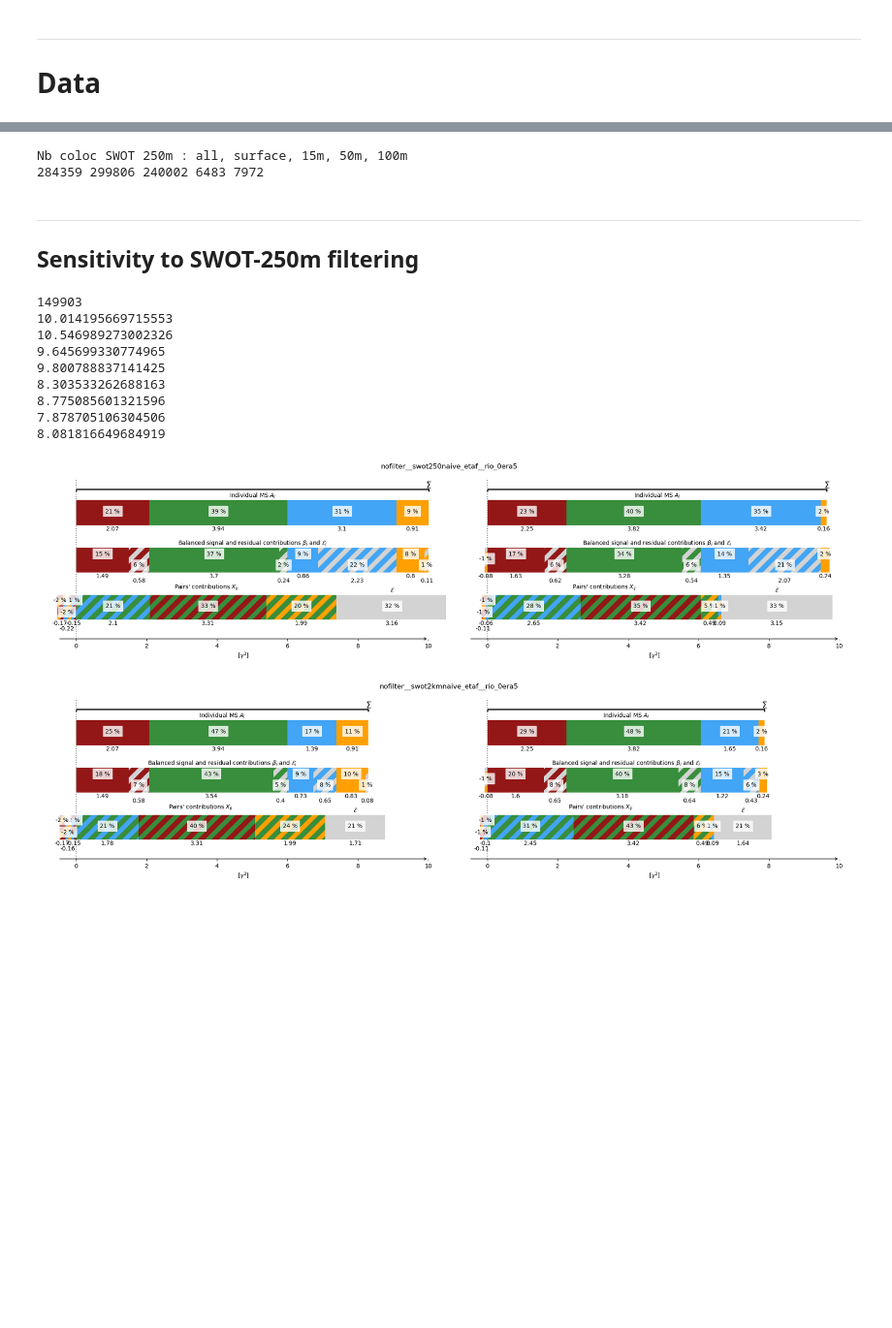
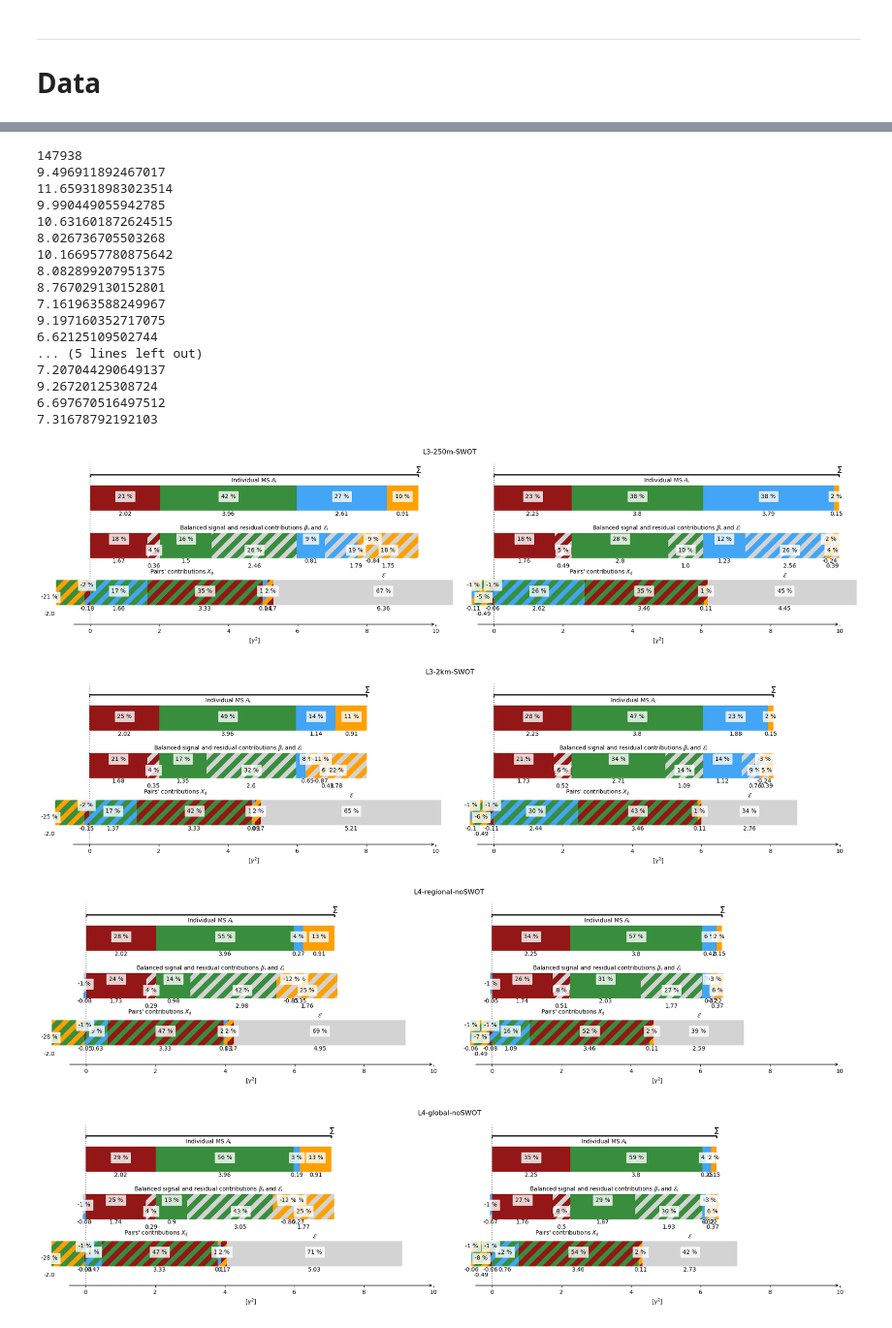
Before and after one commit to margot-demol/med_analysis, a Jupyter notebook: 130_closure_250m_VS_2km.ipynb, the cells around one changed output, grey strips where cells are left out. Shown at 97% size. Drawn from its saved outputs; the diff is of its cells as text; code cells hidden in the pictures; blank space fills up the shorter version.

```diff
--- a/130_closure_250m_VS_2km.ipynb
+++ b/130_closure_250m_VS_2km.ipynb
@@ -51,13 +57,21 @@ _______
 # %%
 comb_list = [dict(drifter_key='nofilter', alti_key = 'swot250naive', wd_key = 'era5', ggd_var='etaf', wd_depth='0'),
             dict(drifter_key='nofilter', alti_key = 'swot2kmnaive', wd_key = 'era5', ggd_var='etaf', wd_depth='0'),
-             dict(drifter_key='nofilter', alti_key = 'swot250naive', wd_key = 'era5', ggd_var='etaf', wd_depth='15'),
-            dict(drifter_key='nofilter', alti_key = 'swot2kmnaive', wd_key = 'era5', ggd_var='etaf', wd_depth='15')]
+             dict(drifter_key='nofilter', alti_key = 'L4noswotregional', wd_key = 'era5', ggd_var='adt', wd_depth='0'),
+             dict(drifter_key='nofilter', alti_key = 'L4noswotglobal', wd_key = 'era5', ggd_var='adt', wd_depth='0'),
+             dict(drifter_key='nofilter', alti_key = 'L4withswot', wd_key = 'era5', ggd_var='adt', wd_depth='0'),
+]
 
 DS = dataset_coloc_combs(comb_list, nearest =False)
 DS = DS.where(DS.time_to_swot/pd.Timedelta('1h')<12).dropna('row_number')
-DSS = DS.where(DS.depth==0, drop=True).isel(id_comb=[0, 1])
-DSD = DS.where(DS.depth==15, drop=True).isel(id_comb=[2, 3])
+DSS = DS.where(DS.depth==0, drop=True)
+
+# Closure figs
+ds = compute_mean_square(DSS)/U2
+df = ds.to_dataframe()
+
+df['Pressure gradient'] = ['L3-250m-SWOT', 'L3-2km-SWOT','L4-regional-noSWOT','L4-global-noSWOT', 'L4-SWOT',]
+df = df.reset_index().set_index('Pressure gradient')
 # %% [output]
 nofilter__swot250naive_etaf__rio_0era5
 nofilter__swot2kmnaive_etaf__rio_0era5
@@ -87,39 +82,33 @@ Coordinates:
-# %%
-DSD50 =  DS.where(DS.depth==50, drop=True).isel(id_comb=0)
-DSD100 =  DS.where(DS.depth==100, drop=True).isel(id_comb=0)
-print('Nb coloc SWOT 250m : all, surface, 15m, 50m, 100m')
-print(len(DS.isel(id_comb=0).to_dataframe().dropna()),
-      len(DSS.to_dataframe().dropna()),
-      len(DSD.to_dataframe().dropna()),
-      len(DSD50.to_dataframe().dropna()),
-      len(DSD100.to_dataframe().dropna()),
-     )
-# %% [output]
-Nb coloc SWOT 250m : all, surface, 15m, 50m, 100m
-284359 299806 240002 6483 7972
-# %% [markdown]
-__________________
-## Sensitivity to SWOT-250m filtering
 # %%
-ds = compute_mean_square(DSS)/U2
-df = ds.to_dataframe()
+# Closure figs
 print(DSS.sizes['row_number'])
-for c in ds.id_comb.values :
+for c in df.index :
+    plt.rcParams["axes.edgecolor"] = "w"
     fig, axs = plt.subplots(nrows=1,ncols=2,figsize=(20,5), frameon=False)
     synthetic_figure(df.loc[c], axs[0], dir='e', xlim=[-1, 10])
     synthetic_figure(df.loc[c], axs[1], dir='n', xlim=[-1, 10])
     fig.suptitle(c)
     fig.tight_layout()
-    fig.savefig(os.path.join(images_dir, 'closure_figs', c + '.png'))
+    fig.savefig(os.path.join(images_dir, 'closure_figs', '15m_' + c + '.png'))
 # %% [output]
-149903
-10.014195669715553
-10.546989273002326
-9.645699330774965
-9.800788837141425
-8.303533262688163
-8.775085601321596
-7.878705106304506
-8.081816649684919
+147938
+9.496911892467017
+11.659318983023514
+9.990449055942785
+10.631601872624515
+8.026736705503268
+10.166957780875642
+8.082899207951375
+8.767029130152801
+7.161963588249967
+9.197160352717075
+6.62125109502744
+... (5 lines left out)
+7.207044290649137
+9.26720125308724
+6.697670516497512
+7.31678792192103
-[figure, old version]
+[figure, new version]
-[figure, old version]
+[figure, new version]
+[figure, added]
+[figure, added]
```
Also changed, not shown: parts of 14 cells of this notebook, 7 other files.
